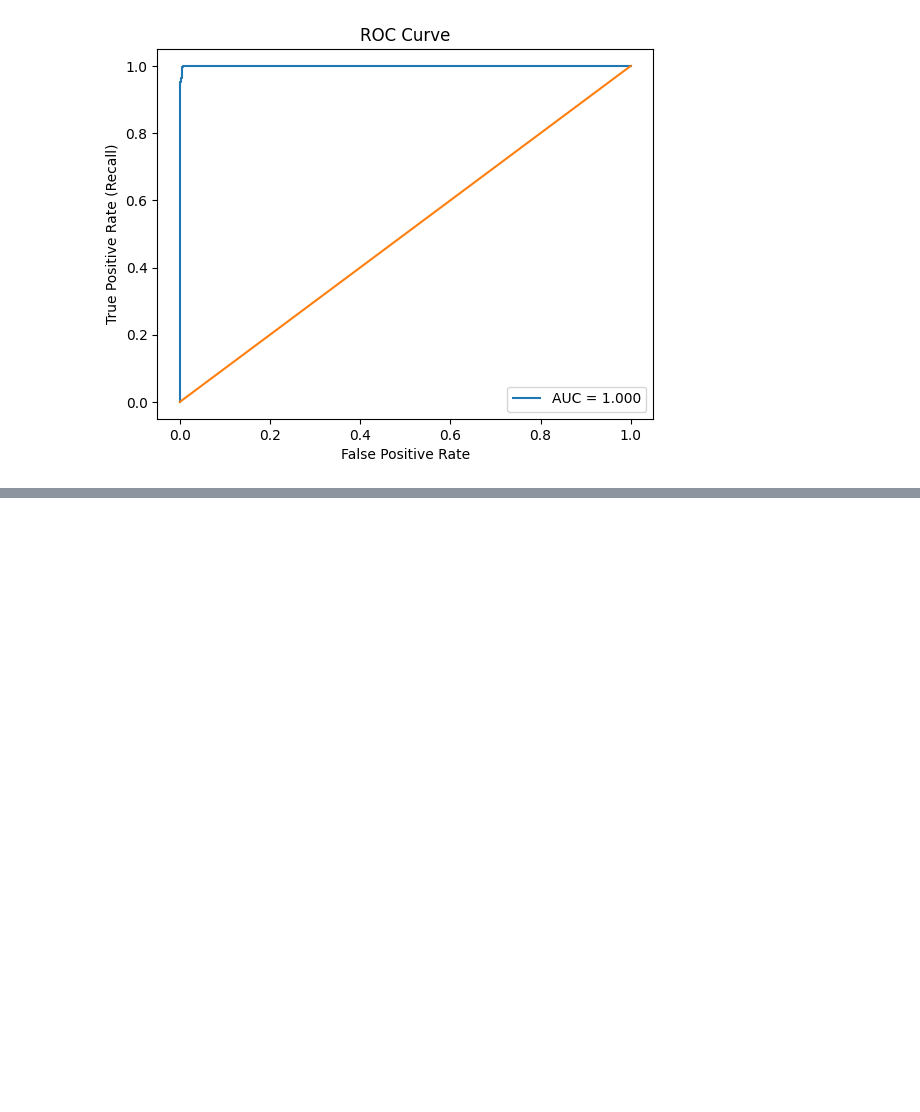
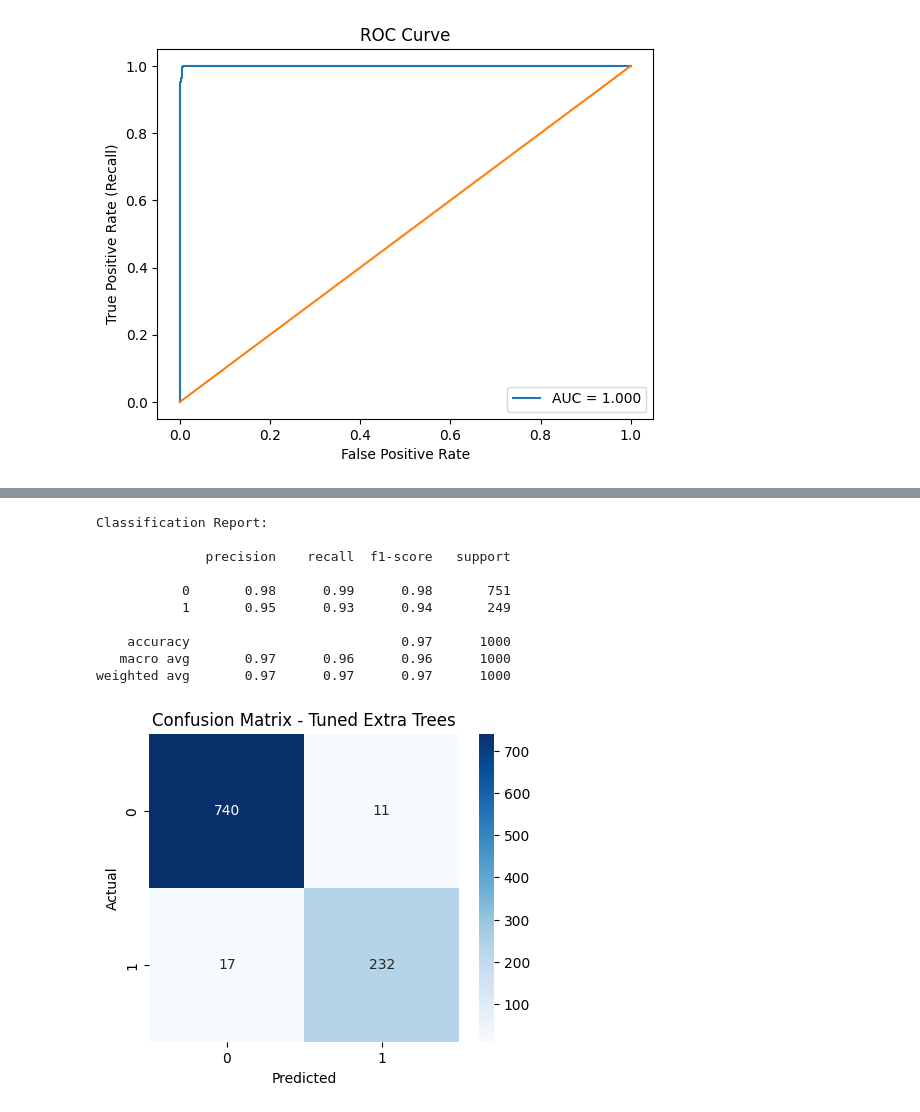
Before and after one commit to np-helios/NishthaPandey_23fe10cse00774, a Jupyter notebook: Lung_Cancer_Prediction.ipynb, the cells around one changed output, grey strips where cells are left out. Saved outputs shown, nothing was run; the diff lists cells and outputs as text; code cells hidden in the pictures; blank space fills up the shorter version.

```diff
--- a/Lung_Cancer_Prediction.ipynb
+++ b/Lung_Cancer_Prediction.ipynb
@@ -380,0 +576,24 @@ AUC Score: 0.9997519579489561
+# %%
+print("Classification Report:\n")
+print(classification_report(y_test, test_pred_tuned))
+
+cm = confusion_matrix(y_test, test_pred_tuned)
+
+plt.figure(figsize=(5, 4))
+sns.heatmap(cm, annot=True, fmt="d", cmap="Blues")
+plt.title("Confusion Matrix - Tuned Extra Trees")
+plt.xlabel("Predicted")
+plt.ylabel("Actual")
+plt.show()
+# %% [output]
+Classification Report:
+
+              precision    recall  f1-score   support
+
+           0       0.98      0.99      0.98       751
+           1       0.95      0.93      0.94       249
+
+    accuracy                           0.97      1000
+   macro avg       0.97      0.96      0.96      1000
+weighted avg       0.97      0.97      0.97      1000
+[figure, added]
```
Also changed, not shown: parts of 10 cells of this notebook.
